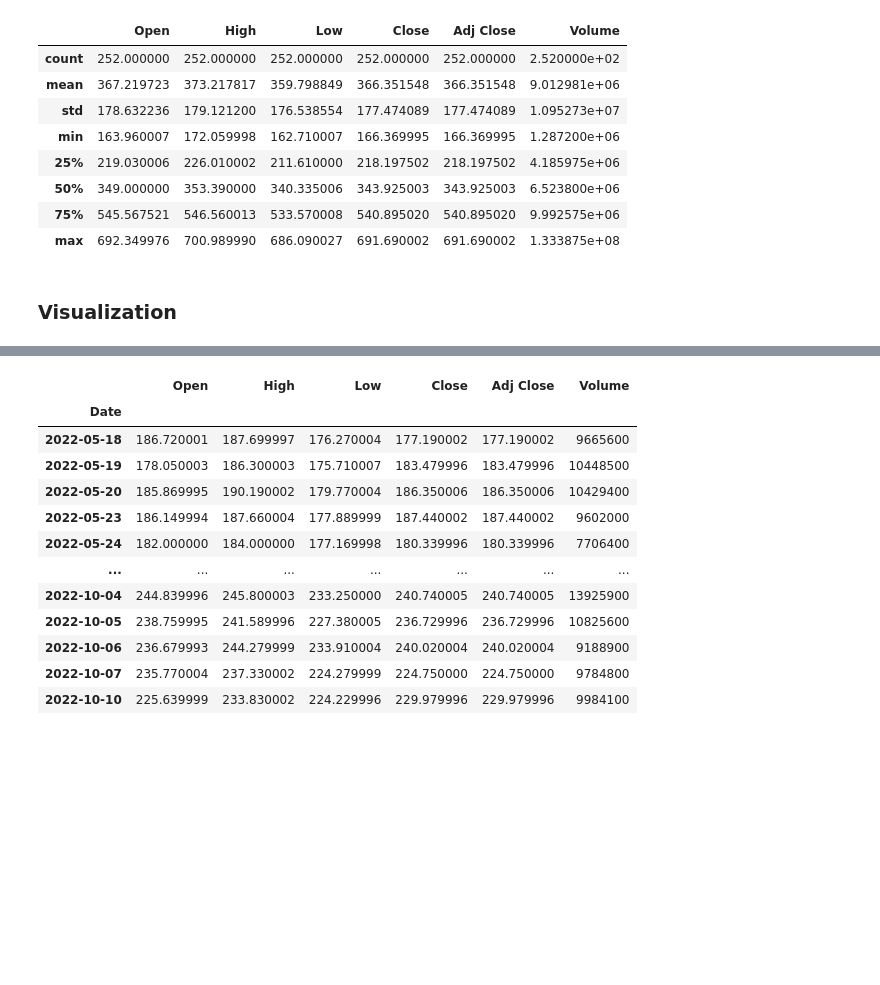
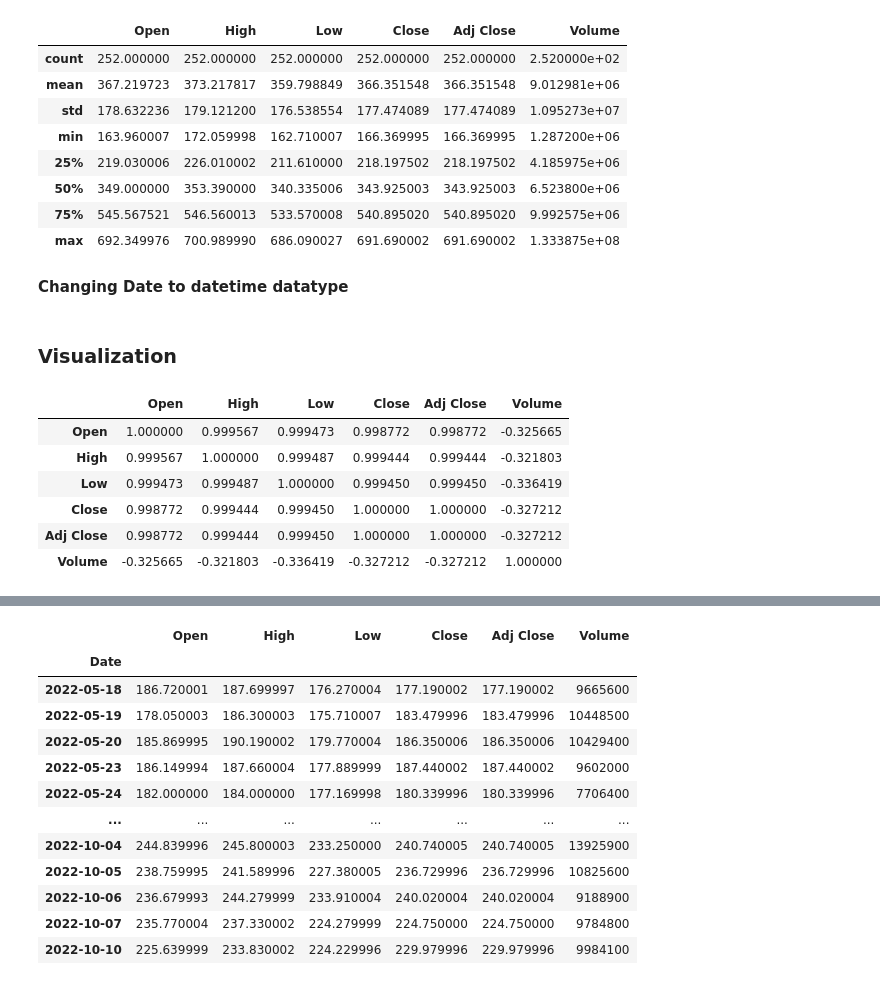
Before and after one commit to TenAcademy/backtesting, a Jupyter notebook: Notebooks/EDA_NFLx.ipynb, the cells around one changed output, grey strips where cells are left out. Drawn from its saved outputs; the diff is of its cells as text; code cells hidden in the pictures; blank space fills up the shorter version.

```diff
--- a/Notebooks/EDA_NFLx.ipynb
+++ b/Notebooks/EDA_NFLx.ipynb
@@ -55,3 +59,5 @@ df_nfx.describe()
 | 50% | 349.000000 | 353.390000 | 340.335006 | 343.925003 | 343.925003 | 6.523800e+06 |
 | 75% | 545.567521 | 546.560013 | 533.570008 | 540.895020 | 540.895020 | 9.992575e+06 |
 | max | 692.349976 | 700.989990 | 686.090027 | 691.690002 | 691.690002 | 1.333875e+08 |
+# %% [markdown]
+**Changing Date to datetime datatype**
@@ -61,0 +69,11 @@ import mplfinance as mpf
+# %%
+# correlation
+df_nfx.corr()
+# %% [output]
+|  | Open | High | Low | Close | Adj Close | Volume |
+| Open | 1.000000 | 0.999567 | 0.999473 | 0.998772 | 0.998772 | -0.325665 |
+| High | 0.999567 | 1.000000 | 0.999487 | 0.999444 | 0.999444 | -0.321803 |
+| Low | 0.999473 | 0.999487 | 1.000000 | 0.999450 | 0.999450 | -0.336419 |
+| Close | 0.998772 | 0.999444 | 0.999450 | 1.000000 | 1.000000 | -0.327212 |
+| Adj Close | 0.998772 | 0.999444 | 0.999450 | 1.000000 | 1.000000 | -0.327212 |
+| Volume | -0.325665 | -0.321803 | -0.336419 | -0.327212 | -0.327212 | 1.000000 |
```
Also changed, not shown: parts of 12 cells of this notebook.
